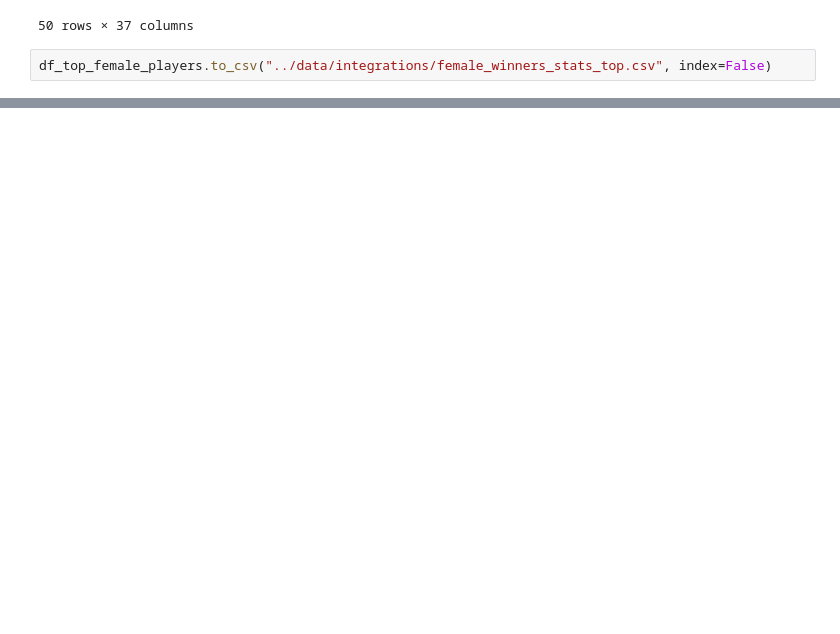
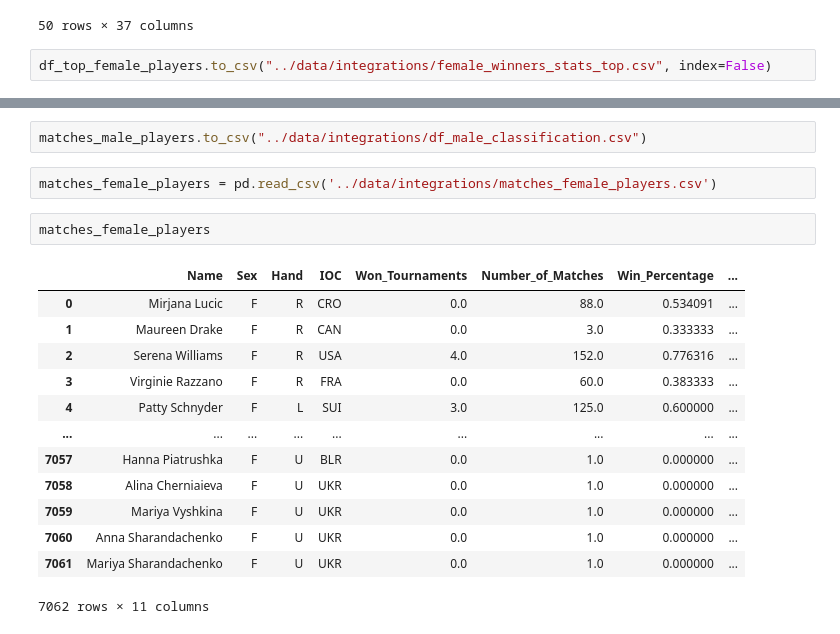
Before and after one commit to WilliamSimoni/Tennis-Matches-Data-mining, a Jupyter notebook: src/3_data_integration.ipynb, the cells around one changed output, grey strips where cells are left out. Drawn from its saved outputs; the diff is of its cells as text; blank space fills up the shorter version.

```diff
--- a/src/3_data_integration.ipynb
+++ b/src/3_data_integration.ipynb
@@ -543,0 +570,20 @@ df_top_female_players.to_csv("../data/integrations/female_winners_stats_top.csv"
+# %%
+matches_male_players.to_csv("../data/integrations/df_male_classification.csv")
+# %%
+matches_female_players = pd.read_csv('../data/integrations/matches_female_players.csv')
+# %%
+matches_female_players
+# %% [output]
+|  | Name | Sex | Hand | IOC | Won_Tournaments | Number_of_Matches | Win_Percentage | ... |
+| 0 | Mirjana Lucic | F | R | CRO | 0.0 | 88.0 | 0.534091 | ... |
+| 1 | Maureen Drake | F | R | CAN | 0.0 | 3.0 | 0.333333 | ... |
+| 2 | Serena Williams | F | R | USA | 4.0 | 152.0 | 0.776316 | ... |
+| 3 | Virginie Razzano | F | R | FRA | 0.0 | 60.0 | 0.383333 | ... |
+| 4 | Patty Schnyder | F | L | SUI | 3.0 | 125.0 | 0.600000 | ... |
+| ... | ... | ... | ... | ... | ... | ... | ... | ... |
+| 7057 | Hanna Piatrushka | F | U | BLR | 0.0 | 1.0 | 0.000000 | ... |
+| 7058 | Alina Cherniaieva | F | U | UKR | 0.0 | 1.0 | 0.000000 | ... |
+| 7059 | Mariya Vyshkina | F | U | UKR | 0.0 | 1.0 | 0.000000 | ... |
+| 7060 | Anna Sharandachenko | F | U | UKR | 0.0 | 1.0 | 0.000000 | ... |
+| 7061 | Mariya Sharandachenko | F | U | UKR | 0.0 | 1.0 | 0.000000 | ... |
+7062 rows × 11 columns
```
Also changed, not shown: parts of 9 cells of this notebook, 8 other files.
